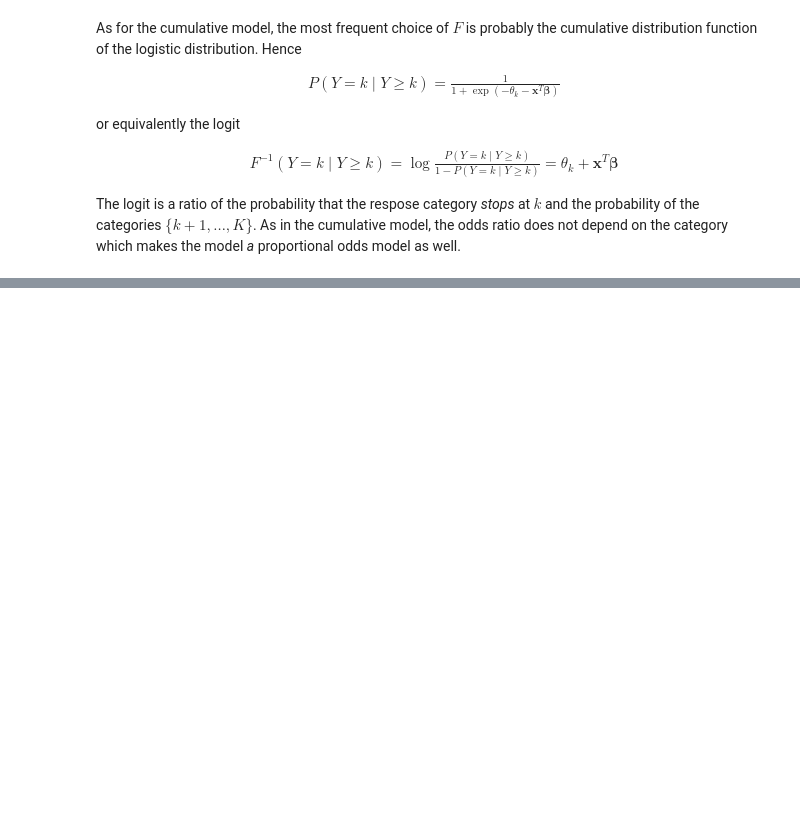
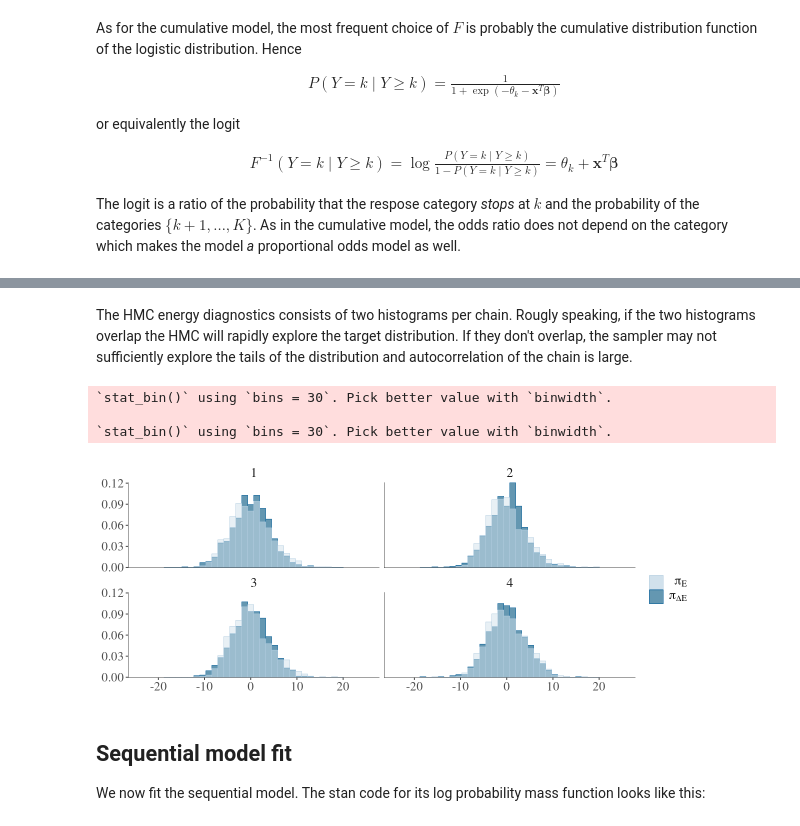
Before and after one commit to dirmeier/rstansequential, a Jupyter notebook: docs/sequential-models.ipynb, the cells around one changed output, grey strips where cells are left out. Drawn from its saved outputs; the diff is of its cells as text; code cells hidden in the pictures; blank space fills up the shorter version.

```diff
--- a/docs/sequential-models.ipynb
+++ b/docs/sequential-models.ipynb
@@ -376,0 +279,16 @@ frame.coef_model_matrix
+# %% [markdown]
+The HMC energy diagnostics consists of two histograms per chain. Rougly speaking, if the two histograms overlap the HMC will rapidly explore the target distribution. If they don't overlap, the sampler may not sufficiently explore the tails of the distribution and autocorrelation of the chain is large.
+# %%
+options(repr.plot.width = 10, repr.plot.height = 4)
+
+params <- bayesplot::nuts_params(wine_fit_cumulative)
+bayesplot::mcmc_nuts_energy(params) + g
+# %% [output]
+`stat_bin()` using `bins = 30`. Pick better value with `binwidth`.
+
+`stat_bin()` using `bins = 30`. Pick better value with `binwidth`.
+[figure, added]
+# %% [markdown]
+## Sequential model fit
+
+We now fit the sequential model. The stan code for its log probability mass function looks like this:
```
Also changed, not shown: parts of 62 cells of this notebook, 24 other files.
